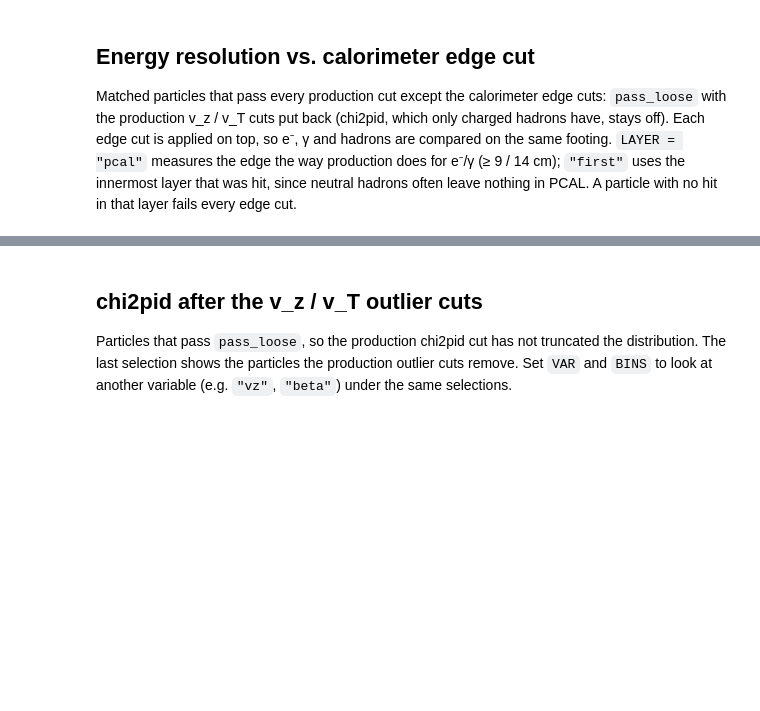
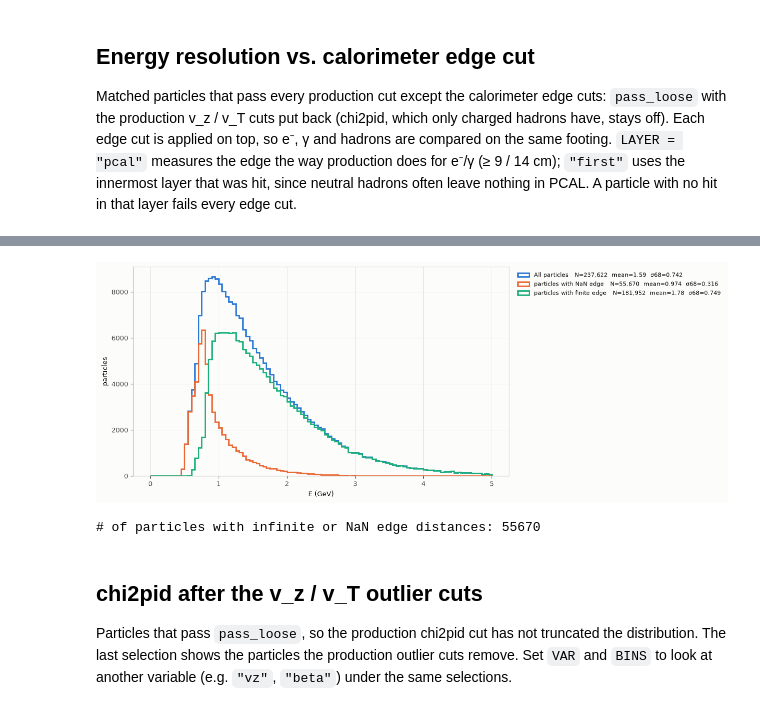
Before and after one commit to tjayhllstrn/parnassus_data_prep, a Jupyter notebook: edge_outlier_study.ipynb, the cells around one changed output, grey strips where cells are left out. Cells and saved outputs as stored; diff of their text form; code cells hidden in the pictures; blank space fills up the shorter version.

```diff
--- a/edge_outlier_study.ipynb
+++ b/edge_outlier_study.ipynb
@@ -135,3 +154,23 @@ overlay(res, {"no edge cut": None, **{f"edge ≥ {d} cm": edge >= d for d in EDG
+# %%
+PIDS = [211,-211]
+LAYER = "first"
+SAME_PID = True
+
+base = df.pass_loose & vz_window(df, -40, 30) & vt_max(df, 20)  # production minus edge cuts (and chi2pid)
+h = df[base & df.pid.isin(PIDS)]
+if SAME_PID:
+    h = h[h.truepid == h.pid]
+edges = calo_edge(h, LAYER)
+
+
+overlay(h.E, {"All particles": None, "particles with NaN edge": ~np.isfinite(edges), "particles with finite edge": np.isfinite(edges)},
+        bins=np.linspace(0, 5, 101), xlabel=f"E (GeV)", density=False)
+# %% [output]
+[figure, added]
+# %%
+print("# of particles with infinite or NaN edge distances:", np.sum(~np.isfinite(calo_edge(h, LAYER))))
+# %% [output]
+# of particles with infinite or NaN edge distances: 55670
 # %% [markdown]
 ## chi2pid after the v_z / v_T outlier cuts
 
```
Also changed, not shown: parts of 10 cells of this notebook.
